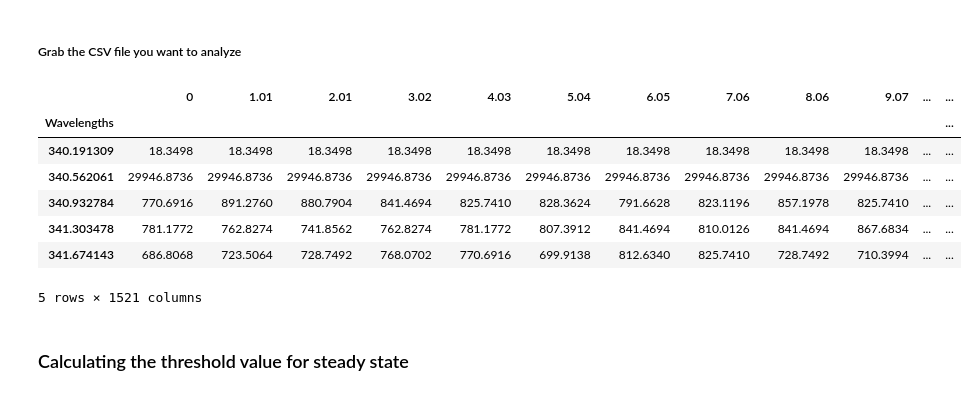
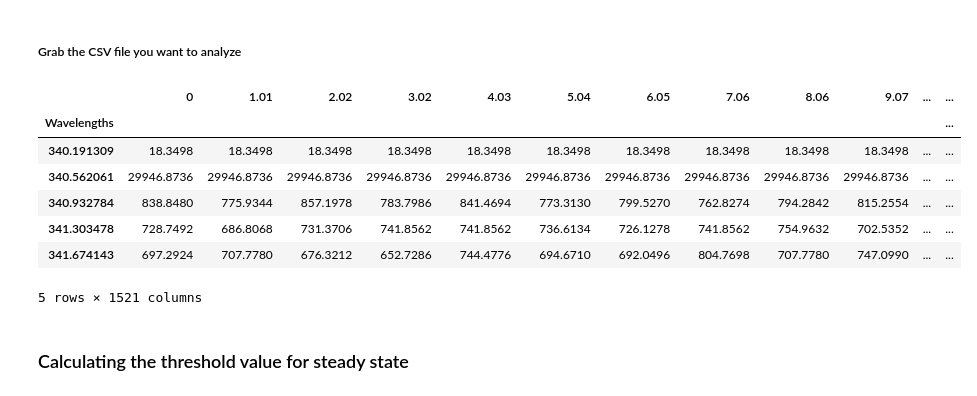
Before and after one commit to ecthompson99/Sniffing-Sensor, a Jupyter notebook: Absolute Error.ipynb, the cells around one changed output. Cells and saved outputs as stored; diff of their text form; code cells hidden in the pictures.

```diff
--- a/Absolute Error.ipynb
+++ b/Absolute Error.ipynb
@@ -8,22 +8,22 @@ Plotting SAD vs Window length
 # %%
 import pandas as pd
 import matplotlib.pyplot as plt
 import numpy as np
 from scipy.signal import savgol_filter as sgf
 from math import factorial as fact
 
-df = pd.read_csv("../Scan CSV Files/10.csv")
+df = pd.read_csv("../Scan CSV Files/14.csv")
 df.drop("Unnamed: 0", axis = 1, inplace=True)
 df.set_index("Wavelengths", inplace=True)
 df.head()
 # %% [output]
-|  | 0 | 1.01 | 2.01 | 3.02 | 4.03 | 5.04 | 6.05 | 7.06 | 8.06 | 9.07 | ... | ... |
+|  | 0 | 1.01 | 2.02 | 3.02 | 4.03 | 5.04 | 6.05 | 7.06 | 8.06 | 9.07 | ... | ... |
 | Wavelengths |  |  |  |  |  |  |  |  |  |  |  | ... |
 | 340.191309 | 18.3498 | 18.3498 | 18.3498 | 18.3498 | 18.3498 | 18.3498 | 18.3498 | 18.3498 | 18.3498 | 18.3498 | ... | ... |
 | 340.562061 | 29946.8736 | 29946.8736 | 29946.8736 | 29946.8736 | 29946.8736 | 29946.8736 | 29946.8736 | 29946.8736 | 29946.8736 | 29946.8736 | ... | ... |
-| 340.932784 | 770.6916 | 891.2760 | 880.7904 | 841.4694 | 825.7410 | 828.3624 | 791.6628 | 823.1196 | 857.1978 | 825.7410 | ... | ... |
-| 341.303478 | 781.1772 | 762.8274 | 741.8562 | 762.8274 | 781.1772 | 807.3912 | 841.4694 | 810.0126 | 841.4694 | 867.6834 | ... | ... |
-| 341.674143 | 686.8068 | 723.5064 | 728.7492 | 768.0702 | 770.6916 | 699.9138 | 812.6340 | 825.7410 | 728.7492 | 710.3994 | ... | ... |
+| 340.932784 | 838.8480 | 775.9344 | 857.1978 | 783.7986 | 841.4694 | 773.3130 | 799.5270 | 762.8274 | 794.2842 | 815.2554 | ... | ... |
+| 341.303478 | 728.7492 | 686.8068 | 731.3706 | 741.8562 | 741.8562 | 736.6134 | 726.1278 | 741.8562 | 754.9632 | 702.5352 | ... | ... |
+| 341.674143 | 697.2924 | 707.7780 | 676.3212 | 652.7286 | 744.4776 | 694.6710 | 692.0496 | 804.7698 | 707.7780 | 747.0990 | ... | ... |
 5 rows × 1521 columns
 # %% [markdown]
 ### Calculating the threshold value for steady state
```
Also changed, not shown: parts of 7 cells of this notebook, 5 other files.
